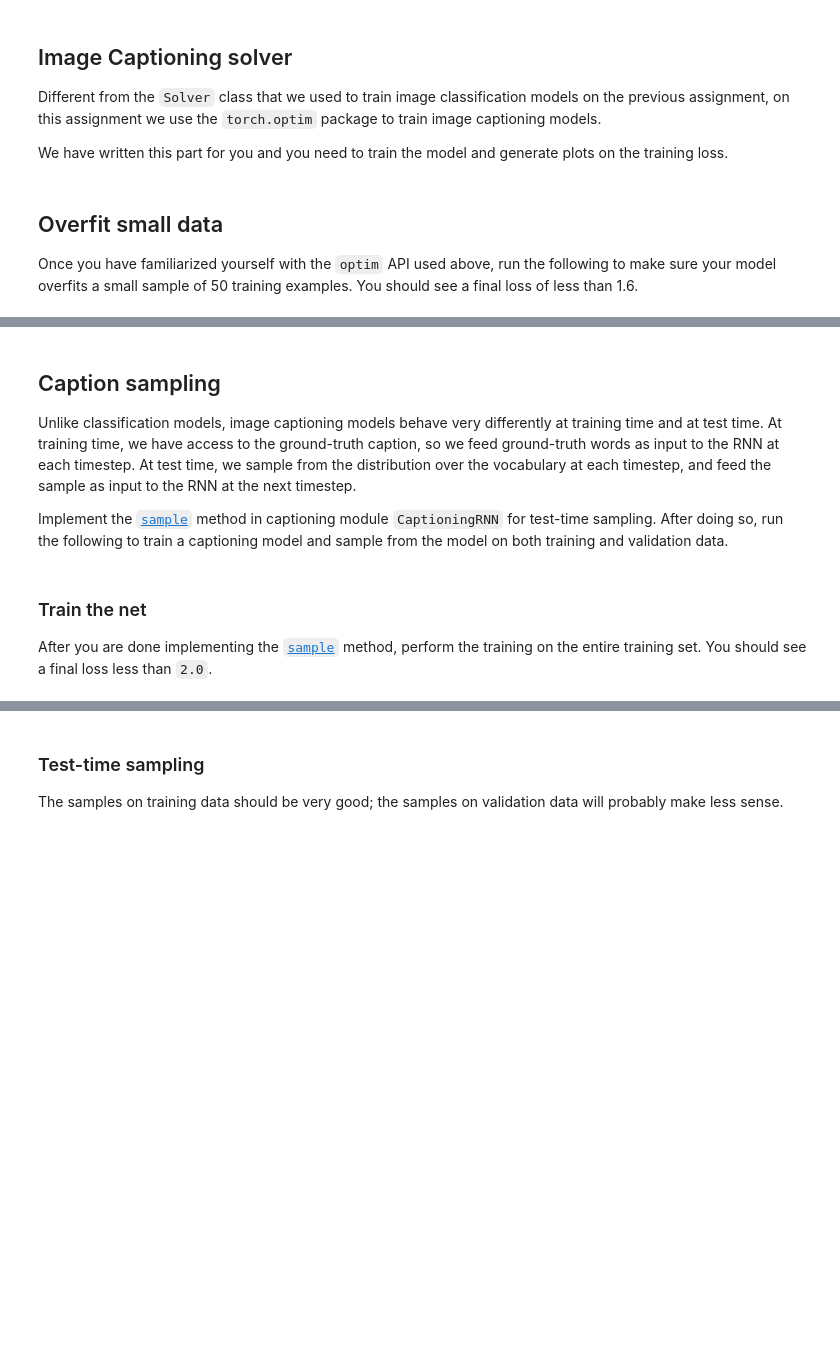
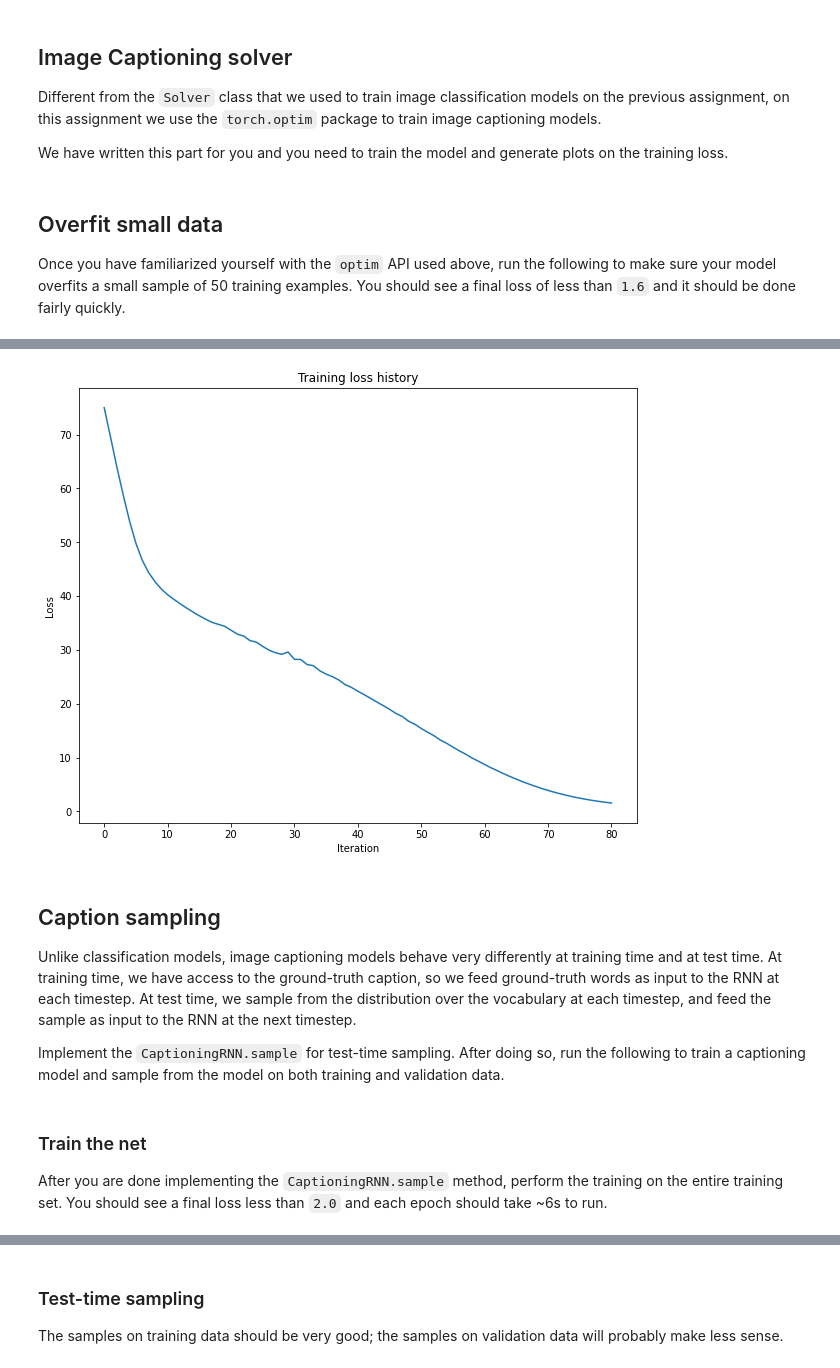
Before and after one commit to bensmidt/EECS498-DL-CV, a Jupyter notebook: A4/rnn_lstm_attention_captioning.ipynb, the cells around one changed output, grey strips where cells are left out. Drawn from its saved outputs; the diff is of its cells as text; code cells hidden in the pictures; blank space fills up the shorter version.

```diff
--- a/A4/rnn_lstm_attention_captioning.ipynb
+++ b/A4/rnn_lstm_attention_captioning.ipynb
@@ -70,29 +129,17 @@ There are a couple special tokens that we add to the vocabulary. We prepend a sp
 # "val_captions" - tokenized and numericalized validation captions
 # "vocab" - caption vocabulary, including "idx_to_token" and "token_to_idx"
 
-!wget http://web.eecs.umich.edu/~justincj/teaching/eecs498/coco.pt
-data_dict = torch.load('coco.pt')
+if os.path.isfile('./datasets/coco.pt'):
+  print('COCO data exist')
+else:
+  print('downloading COCO dataset')
+  !wget http://web.eecs.umich.edu/~justincj/teaching/eecs498/coco.pt -P ./datasets/
 
-# print out all the keys and values from the data dictionary
-for k, v in data_dict.items():
-    if type(v) == torch.Tensor:
-        print(k, type(v), v.shape, v.dtype)
-    else:
-        print(k, type(v), v.keys())
+# load COCO data from coco.pt, loaf_COCO is implemented in a4_helper.py
+data_dict = load_COCO(path = './datasets/coco.pt')
 
 num_train = data_dict['train_images'].size(0)
 num_val = data_dict['val_images'].size(0)
-assert data_dict['train_images'].size(0) == data_dict['train_captions'].size(0) and \
-       data_dict['val_images'].size(0) == data_dict['val_captions'].size(0), \
-       'shapes of data mismatch!'
-
-print('\nTrain images shape: ', data_dict['train_images'].shape)
-print('Train caption tokens shape: ', data_dict['train_captions'].shape)
-print('Validation images shape: ', data_dict['val_images'].shape)
-print('Validation caption tokens shape: ', data_dict['val_captions'].shape)
-print('total number of caption tokens: ', len(data_dict['vocab']['idx_to_token']))
-print('mappings (list) from index to caption token: ', data_dict['vocab']['idx_to_token'])
-print('mappings (dict) from caption token to index: ', data_dict['vocab']['token_to_idx'])
 
 # declare variables for special tokens
 NULL_index = data_dict['vocab']['token_to_idx']['<NULL>']
@@ -902,5 +512,5 @@ Run the following to check your forward pass using a small test case; you should
 # %%
-fix_random_seed(0)
+reset_seed(0)
 
 N, D, W, H = 10, 1280, 30, 40
 D_img = 112
@@ -908,11 +518,13 @@ word_to_idx = {'<NULL>': 0, 'cat': 2, 'dog': 3}
 V = len(word_to_idx)
 T = 13
 
+# YOUR_TURN: Impelement CaptioningRNN
 model = CaptioningRNN(word_to_idx,
           input_dim=D,
           wordvec_dim=W,
           hidden_dim=H,
           cell_type='rnn',
+          ignore_index=NULL_index,
           **to_float_cuda) # use float here to be consistent with MobileNet v2
 
 
@@ -936,7 +552,7 @@ Different from the `Solver` class that we used to train image classification mod
 
 We have written this part for you and you need to train the model and generate plots on the training loss.
 # %%
-def CaptioningTrain(rnn_model, image_data, caption_data, lr_decay=1, **kwargs):
+def captioning_train(rnn_model, image_data, caption_data, lr_decay=1, **kwargs):
   """
   Run optimization to train the model.
   """
@@ -975,20 +591,21 @@ def CaptioningTrain(rnn_model, image_data, caption_data, lr_decay=1, **kwargs):
   plt.ylabel('Loss')
   plt.title('Training loss history')
   plt.show()
+  return rnn_model, loss_history
 # %% [markdown]
 ## Overfit small data
-Once you have familiarized yourself with the `optim` API used above, run the following to make sure your model overfits a small sample of 50 training examples. You should see a final loss of less than 1.6.
+Once you have familiarized yourself with the `optim` API used above, run the following to make sure your model overfits a small sample of 50 training examples. You should see a final loss of less than `1.6` and it should be done fairly quickly.
 # %%
-fix_random_seed(0)
+reset_seed(0)
 
 # data input
 small_num_train = 50
-sample_idx = torch.linspace(0, num_train-1, steps=small_num_train, **to_float_cuda).long()
+sample_idx = torch.linspace(0, num_train-1, steps=small_num_train, **to_long_cuda)
 small_image_data = data_dict['train_images'][sample_idx].to('cuda')
 small_caption_data = data_dict['train_captions'][sample_idx].to('cuda')
 
 # optimization arguments
-num_epochs = 80
+num_epochs = 81
 batch_size = 50
 
 # create the image captioning model
@@ -998,10 +615,12 @@ model = CaptioningRNN(
           input_dim=1280, # hard-coded, do not modify
           hidden_dim=512,
           wordvec_dim=256,
+          ignore_index=NULL_index,
           **to_float_cuda)
 
 for learning_rate in [1e-3]:
   print('learning rate is: ', learning_rate)
-  CaptioningTrain(model, small_image_data, small_caption_data,
+  rnn_overfit, _ = captioning_train(model, small_image_data, small_caption_data,
                 num_epochs=num_epochs, batch_size=batch_size,
                 learning_rate=learning_rate)
+# %% [output]
@@ -1008,9 +644,10 @@ for learning_rate in [1e-3]:
+[figure, added]
 # %% [markdown]
 ## Caption sampling
 Unlike classification models, image captioning models behave very differently at training time and at test time. At training time, we have access to the ground-truth caption, so we feed ground-truth words as input to the RNN at each timestep. At test time, we sample from the distribution over the vocabulary at each timestep, and feed the sample as input to the RNN at the next timestep.
 
-Implement the [`sample`](#scrollTo=v0M8Dq5NEOxN) method in captioning module `CaptioningRNN` for test-time sampling. After doing so, run the following to train a captioning model and sample from the model on both training and validation data.
+Implement the `CaptioningRNN.sample` for test-time sampling. After doing so, run the following to train a captioning model and sample from the model on both training and validation data.
 # %% [markdown]
 ### Train the net
-After you are done implementing the [`sample`](#scrollTo=v0M8Dq5NEOxN) method, perform the training on the entire training set. You should see a final loss less than `2.0`.
+After you are done implementing the `CaptioningRNN.sample` method, perform the training on the entire training set. You should see a final loss less than `2.0` and each epoch should take ~6s to run.
 # %%
```
Also changed, not shown: parts of 109 cells of this notebook, 1 other file.
